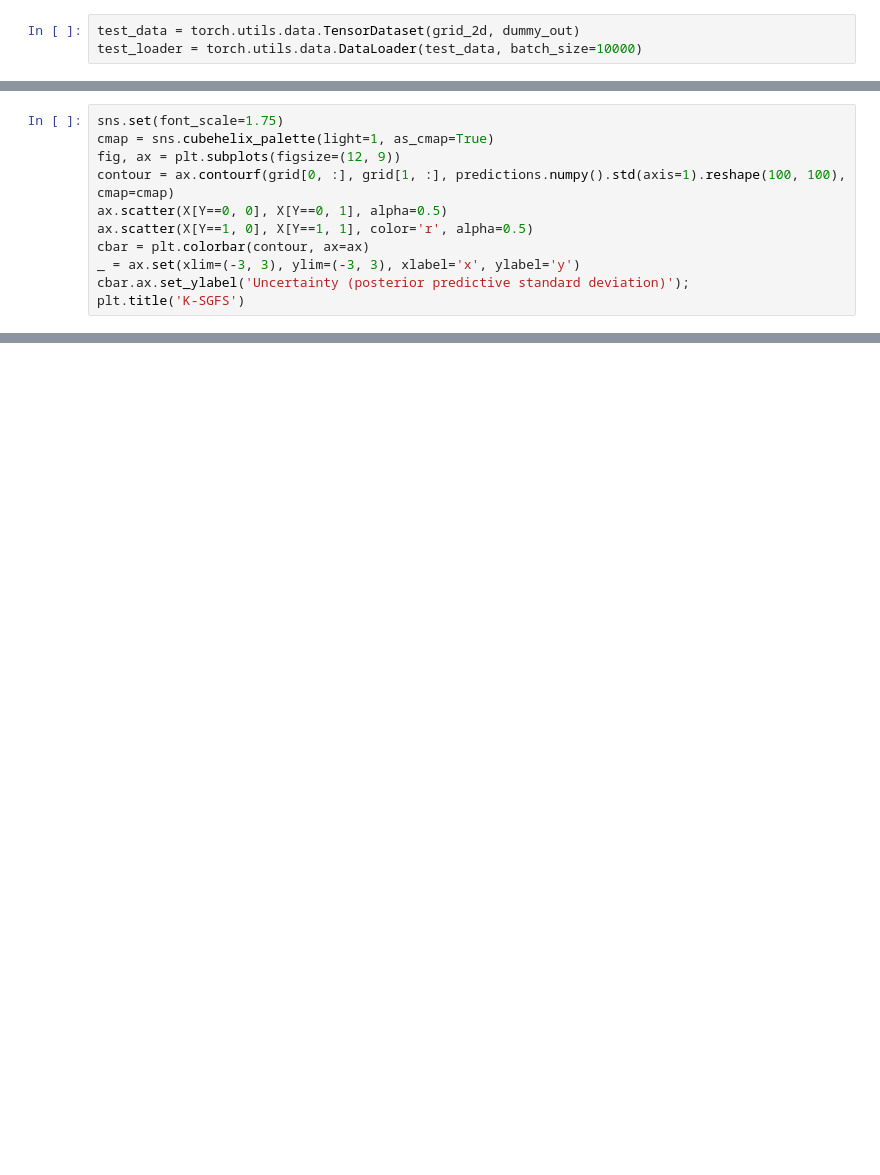
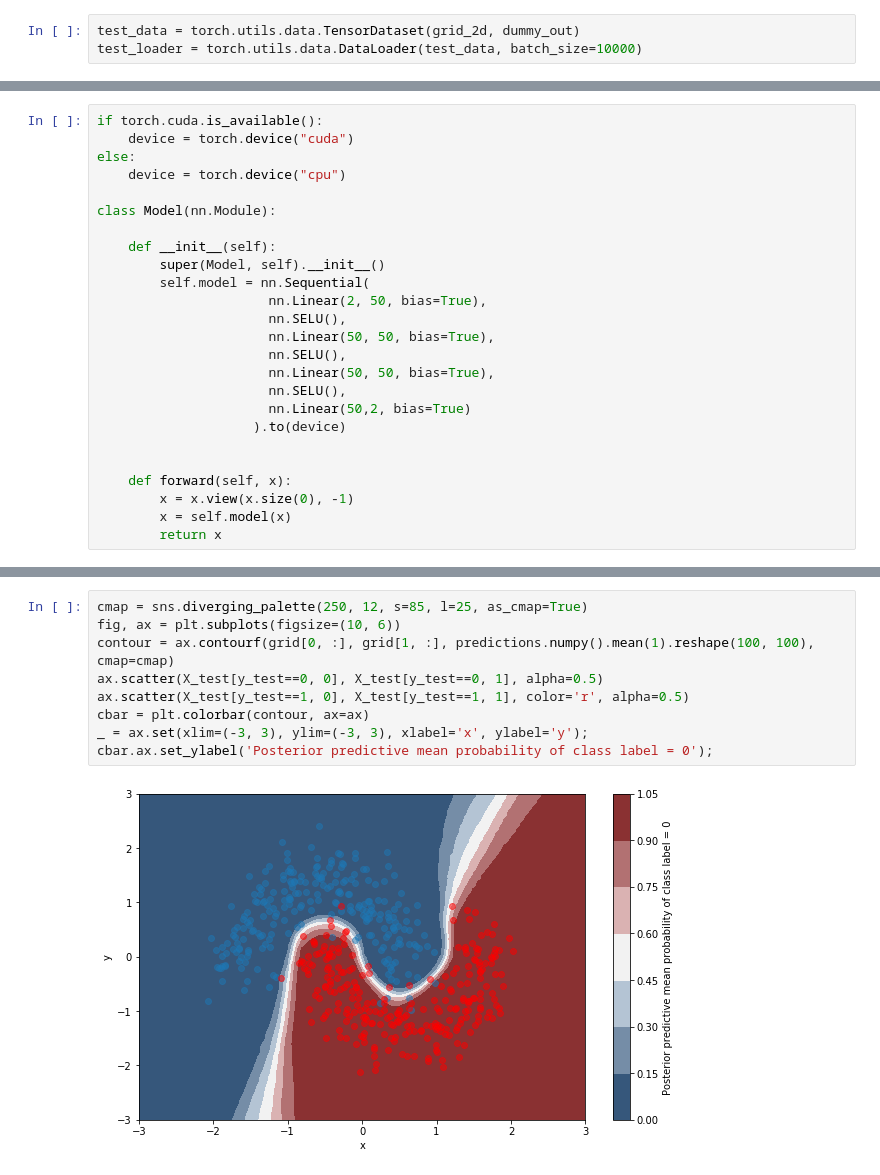
Before and after one commit to GitM0j0/KSGFS, a Jupyter notebook: toy_classification.ipynb, the cells around one changed output, grey strips where cells are left out. Cells and saved outputs as stored; diff of their text form; blank space fills up the shorter version.

```diff
--- a/toy_classification.ipynb
+++ b/toy_classification.ipynb
@@ -865,11 +46,0 @@ Text(0.5,1,'K-SGFS')
-# %%
-sns.set(font_scale=1.75)
-cmap = sns.cubehelix_palette(light=1, as_cmap=True)
-fig, ax = plt.subplots(figsize=(12, 9))
-contour = ax.contourf(grid[0, :], grid[1, :], predictions.numpy().std(axis=1).reshape(100, 100), cmap=cmap)
-ax.scatter(X[Y==0, 0], X[Y==0, 1], alpha=0.5)
-ax.scatter(X[Y==1, 0], X[Y==1, 1], color='r', alpha=0.5)
-cbar = plt.colorbar(contour, ax=ax)
-_ = ax.set(xlim=(-3, 3), ylim=(-3, 3), xlabel='x', ylabel='y')
-cbar.ax.set_ylabel('Uncertainty (posterior predictive standard deviation)');
-plt.title('K-SGFS')
@@ -1190,0 +47,25 @@ Text(0.5,1,'K-SGLD')
+# %%
+if torch.cuda.is_available():
+    device = torch.device("cuda")
+else:
+    device = torch.device("cpu")
+
+class Model(nn.Module):
+
+    def __init__(self):
+        super(Model, self).__init__()
+        self.model = nn.Sequential(
+                      nn.Linear(2, 50, bias=True),
+                      nn.SELU(),
+                      nn.Linear(50, 50, bias=True),
+                      nn.SELU(),
+                      nn.Linear(50, 50, bias=True),
+                      nn.SELU(),
+                      nn.Linear(50,2, bias=True)
+                    ).to(device)
+
+
+    def forward(self, x):
+        x = x.view(x.size(0), -1)
+        x = self.model(x)
+        return x
@@ -1190,0 +185,11 @@ Text(0.5,1,'K-SGLD')
+# %%
+cmap = sns.diverging_palette(250, 12, s=85, l=25, as_cmap=True)
+fig, ax = plt.subplots(figsize=(10, 6))
+contour = ax.contourf(grid[0, :], grid[1, :], predictions.numpy().mean(1).reshape(100, 100), cmap=cmap)
+ax.scatter(X_test[y_test==0, 0], X_test[y_test==0, 1], alpha=0.5)
+ax.scatter(X_test[y_test==1, 0], X_test[y_test==1, 1], color='r', alpha=0.5)
+cbar = plt.colorbar(contour, ax=ax)
+_ = ax.set(xlim=(-3, 3), ylim=(-3, 3), xlabel='x', ylabel='y');
+cbar.ax.set_ylabel('Posterior predictive mean probability of class label = 0');
+# %% [output]
+[figure, added]
```
Also changed, not shown: parts of 43 cells of this notebook, 6 other files.
